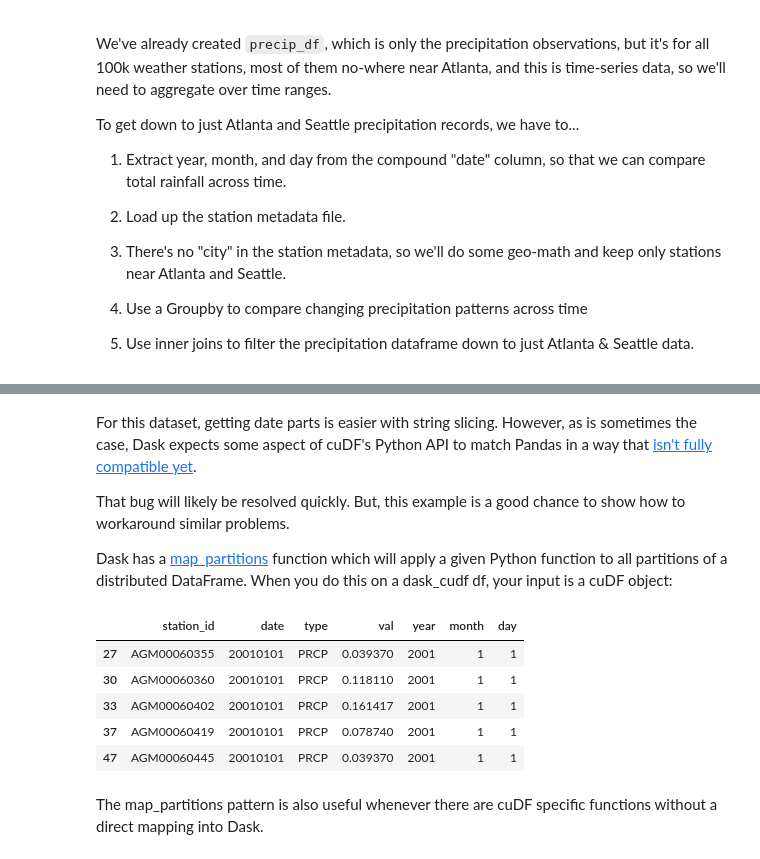
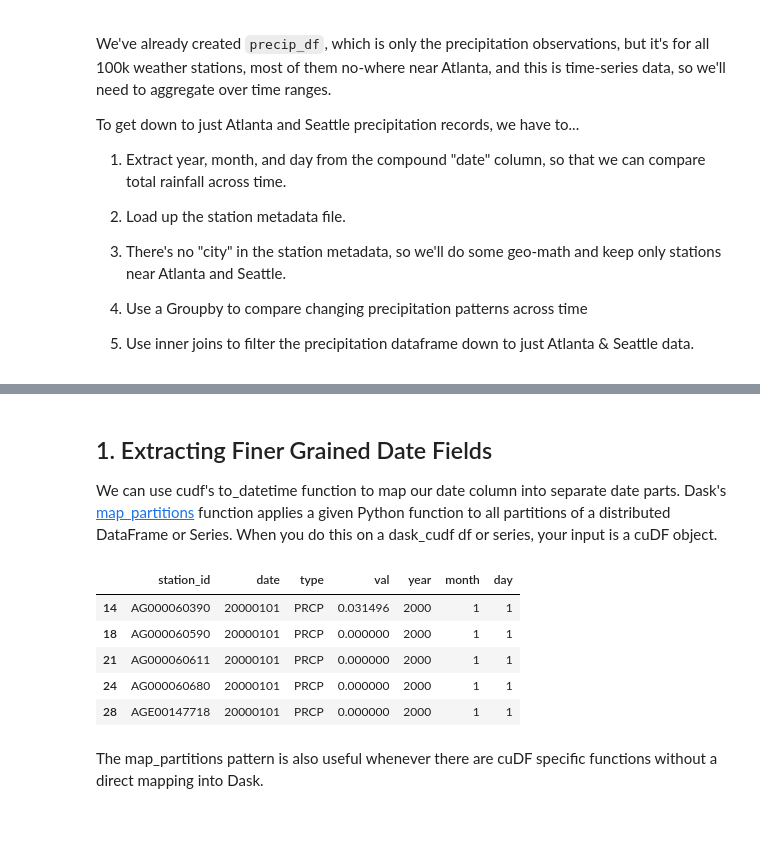
Before and after one commit to rapidsai-community/notebooks-contrib, a Jupyter notebook: community_tutorials_and_guides/weather.ipynb, the cells around one changed output, grey strips where cells are left out. Saved outputs shown, nothing was run; the diff lists cells and outputs as text; code cells hidden in the pictures; blank space fills up the shorter version.

Commit message:
fixed dt issue, deleting str slicing date cells

```diff
--- a/community_tutorials_and_guides/weather.ipynb
+++ b/community_tutorials_and_guides/weather.ipynb
@@ -233,11 +209,0 @@ We _can_ do a bit of math to separate date parts..
-# %%
-precip_ddf['year'] = precip_ddf['date']/10000
-precip_ddf['year'] = precip_ddf['year'].astype('int')
-
-precip_ddf['month'] = (precip_ddf['date'] - precip_ddf['year']*10000)/100
-precip_ddf['month'] = precip_ddf['month'].astype('int')
-
-precip_ddf['day'] = (precip_ddf['date'] - precip_ddf['year']*10000 - precip_ddf['month']*100)
-precip_ddf['day'] = precip_ddf['day'].astype('int')
-
-precip_ddf.get_partition(1).head()
@@ -251,30 +210,24 @@ precip_ddf.get_partition(1).head()
 # %% [markdown]
-For this dataset, getting date parts is easier with string slicing. However, as is sometimes the case, Dask expects some aspect of cuDF's Python API to match Pandas in a way that [isn't fully compatible yet](https://github.com/rapidsai/cudf/issues/2367).
+## 1. Extracting Finer Grained Date Fields
 
-That bug will likely be resolved quickly. But, this example is a good chance to show how to workaround similar problems.
-
-Dask has a [map_partitions](https://docs.dask.org/en/latest/dataframe-api.html#dask.dataframe.Series.map_partitions) function which will apply a given Python function to all partitions of a distributed DataFrame. When you do this on a dask_cudf df, your input is a cuDF object:
+We can use cudf's to_datetime function to map our date column into separate date parts. Dask's [map_partitions](https://docs.dask.org/en/latest/dataframe-api.html#dask.dataframe.Series.map_partitions) function applies a given Python function to all partitions of a distributed DataFrame or Series. When you do this on a dask_cudf df or series, your input is a cuDF object.
-# %%
-def get_date_parts(df):
-    date_str = df.date
-    df['year'] = date_str.str.slice(0, 4).astype('int')
-    print(date_str.str.slice(0, 4).astype('int'))
-    df['month'] = date_str.str.slice(4, 6).astype('int')
-    print(date_str.str.slice(4, 6).astype('int'))
-    df['day'] = date_str.str.slice(6, 8).astype('int')
-    return df
-
-precip_ddf.date = precip_ddf.date.astype('str')
-# any single-GPU function that works in cuDF may be called via dask.map_partitions
-precip_ddf = precip_ddf.map_partitions(get_date_parts, meta=precip_ddf)
-precip_ddf.get_partition(1).head()
-# %% [output]
-|  | station_id | date | type | val | year | month | day |
-| 27 | AGM00060355 | 20010101 | PRCP | 0.039370 | 2001 | 1 | 1 |
-| 30 | AGM00060360 | 20010101 | PRCP | 0.118110 | 2001 | 1 | 1 |
-| 33 | AGM00060402 | 20010101 | PRCP | 0.161417 | 2001 | 1 | 1 |
-| 37 | AGM00060419 | 20010101 | PRCP | 0.078740 | 2001 | 1 | 1 |
-| 47 | AGM00060445 | 20010101 | PRCP | 0.039370 | 2001 | 1 | 1 |
+# %%
+#convert date column to a series of datetime objects
+dates = precip_ddf['date'].map_partitions(cudf.to_datetime, format='%Y%m%d')
+
+#assign new columns to their respective date parts
+precip_ddf['year'] = dates.dt.year
+precip_ddf['month'] = dates.dt.month
+precip_ddf['day'] = dates.dt.day
+
+precip_ddf.head()
+# %% [output]
+|  | station_id | date | type | val | year | month | day |
+| 14 | AG000060390 | 20000101 | PRCP | 0.031496 | 2000 | 1 | 1 |
+| 18 | AG000060590 | 20000101 | PRCP | 0.000000 | 2000 | 1 | 1 |
+| 21 | AG000060611 | 20000101 | PRCP | 0.000000 | 2000 | 1 | 1 |
+| 24 | AG000060680 | 20000101 | PRCP | 0.000000 | 2000 | 1 | 1 |
+| 28 | AGE00147718 | 20000101 | PRCP | 0.000000 | 2000 | 1 | 1 |
 # %% [markdown]
 The map_partitions pattern is also useful whenever there are cuDF specific functions without a direct mapping into Dask.
 # %% [markdown]
```
Also changed, not shown: parts of 5 cells of this notebook.
